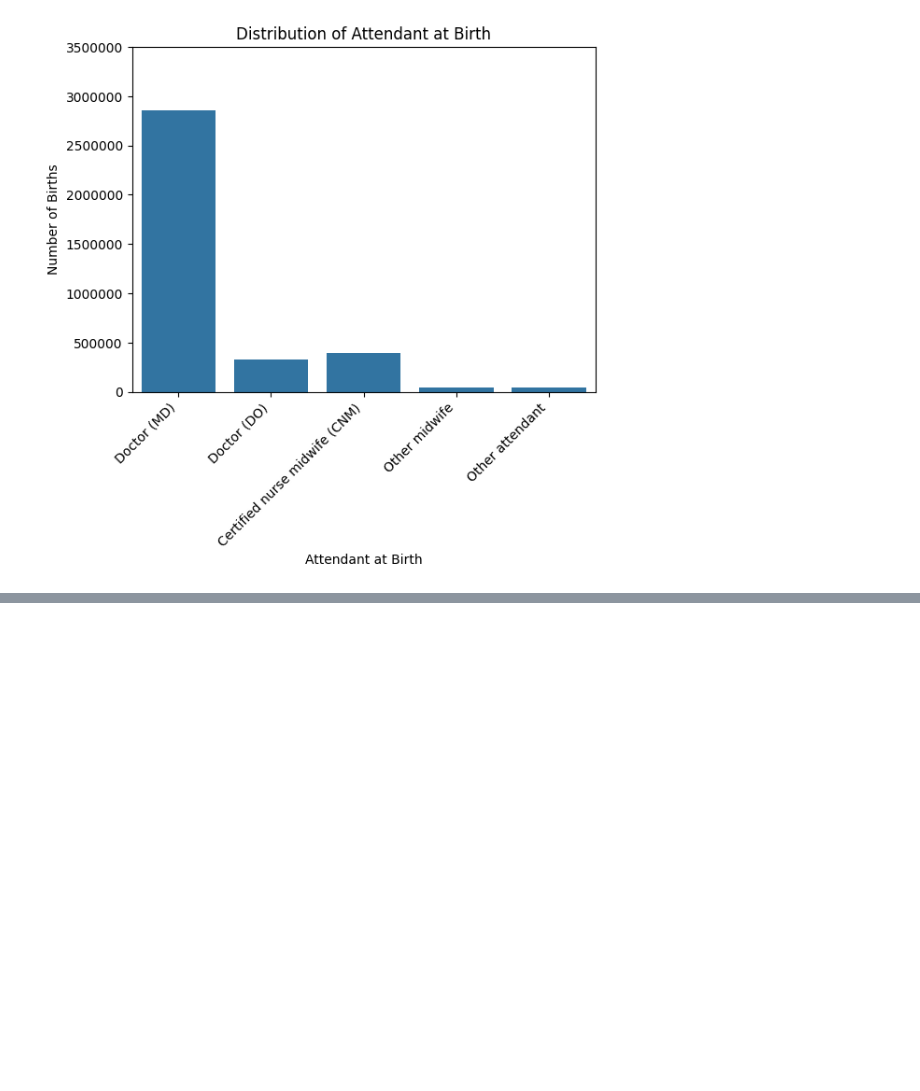
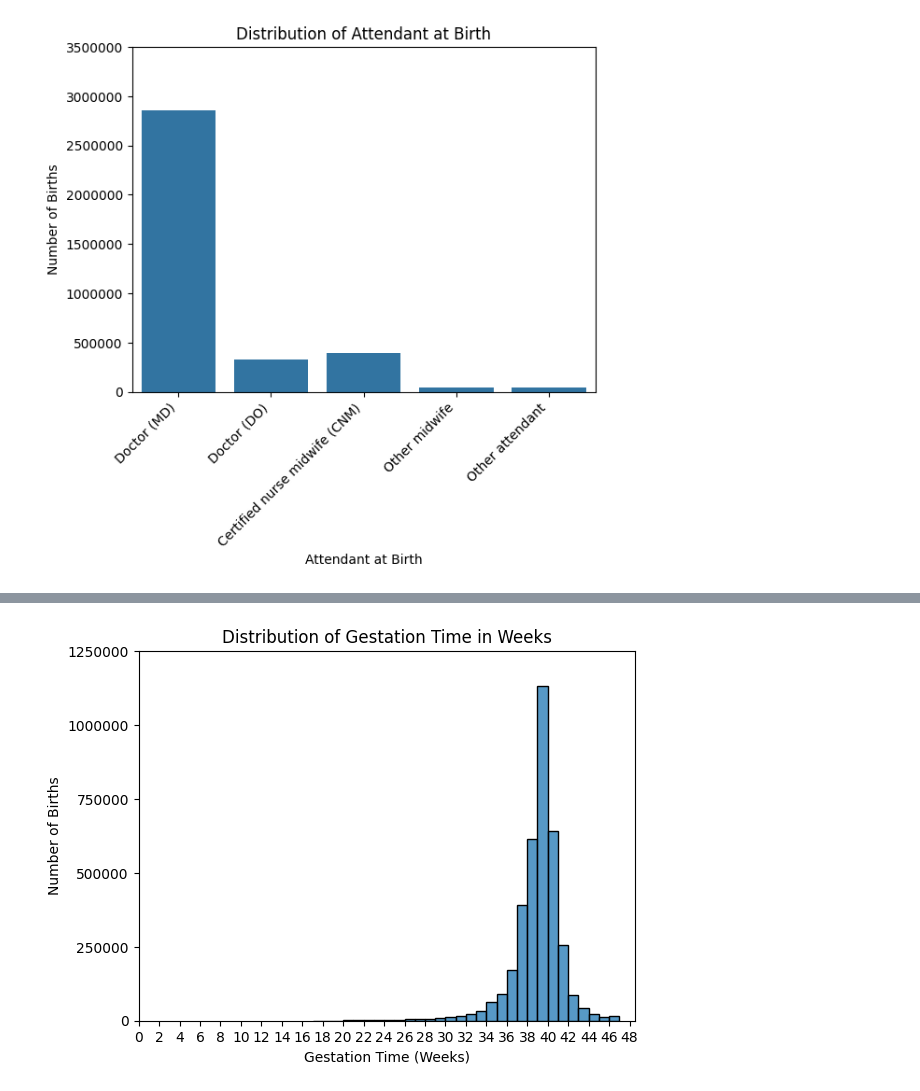
Before and after one commit to shroommu/natality-stats, a Jupyter notebook: dev/notebooks/exploratory/02_visualizations.ipynb, the cells around one changed output, grey strips where cells are left out. Cells and saved outputs as stored; diff of their text form; code cells hidden in the pictures; blank space fills up the shorter version.

```diff
--- a/dev/notebooks/exploratory/02_visualizations.ipynb
+++ b/dev/notebooks/exploratory/02_visualizations.ipynb
@@ -732,0 +750,26 @@ plt.show()
+# %%
+combined_gestation_detail_in_weeks_value_counts = df[
+    "combined_gestation_detail_in_weeks"
+].value_counts(sort=False)
+combined_gestation_detail_in_weeks_value_counts = (
+    combined_gestation_detail_in_weeks_value_counts.drop(99)
+)
+
+combined_gestation_detail_in_weeks_histogram_ax = sns.histplot(
+    x=combined_gestation_detail_in_weeks_value_counts.index,
+    weights=combined_gestation_detail_in_weeks_value_counts.values,
+    binwidth=1,
+)
+combined_gestation_detail_in_weeks_histogram_ax.set_title(
+    "Distribution of Gestation Time in Weeks"
+)
+combined_gestation_detail_in_weeks_histogram_ax.set_xlabel("Gestation Time (Weeks)")
+combined_gestation_detail_in_weeks_histogram_ax.set_ylabel("Number of Births")
+combined_gestation_detail_in_weeks_histogram_ax.set_xticks(np.arange(0, 50, 2))
+combined_gestation_detail_in_weeks_histogram_ax.set_yticks(
+    np.arange(0, 1500000, 250000), labels=np.arange(0, 1500000, 250000)
+)
+
+plt.show()
+# %% [output]
+[figure, added]
```
Also changed, not shown: parts of 7 cells of this notebook.
